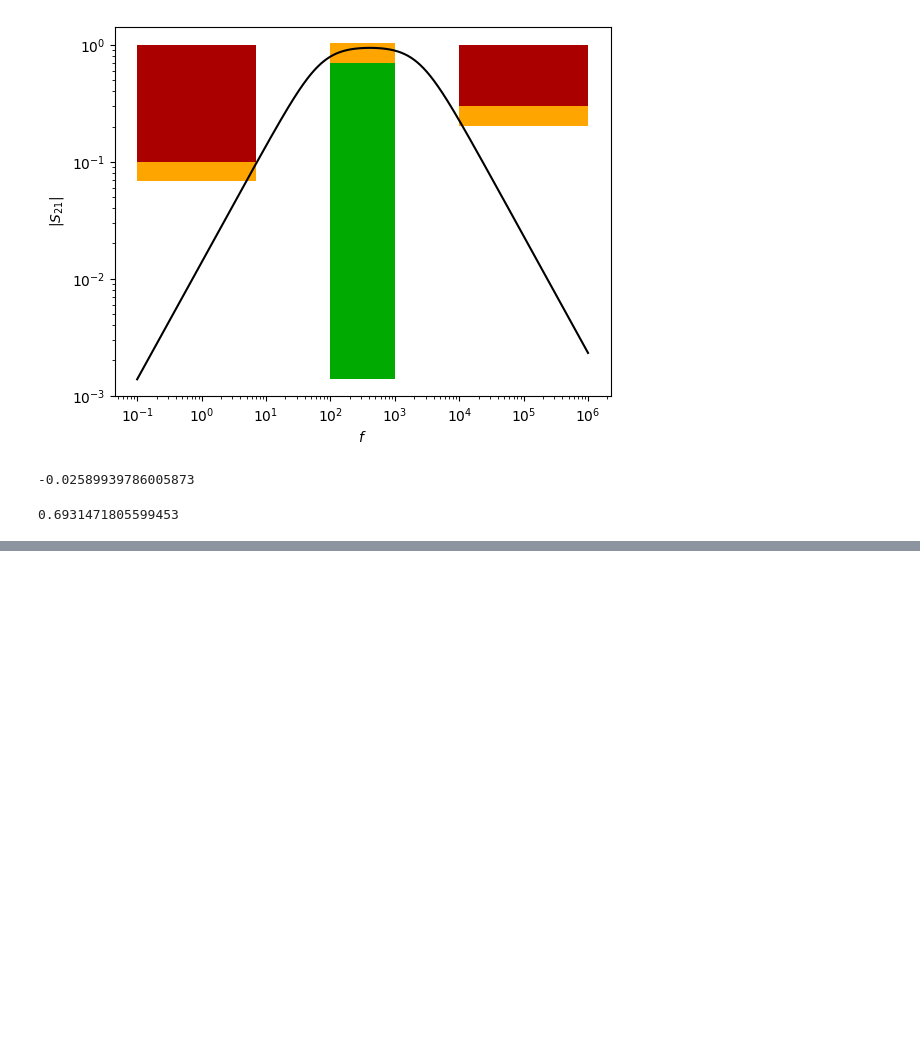
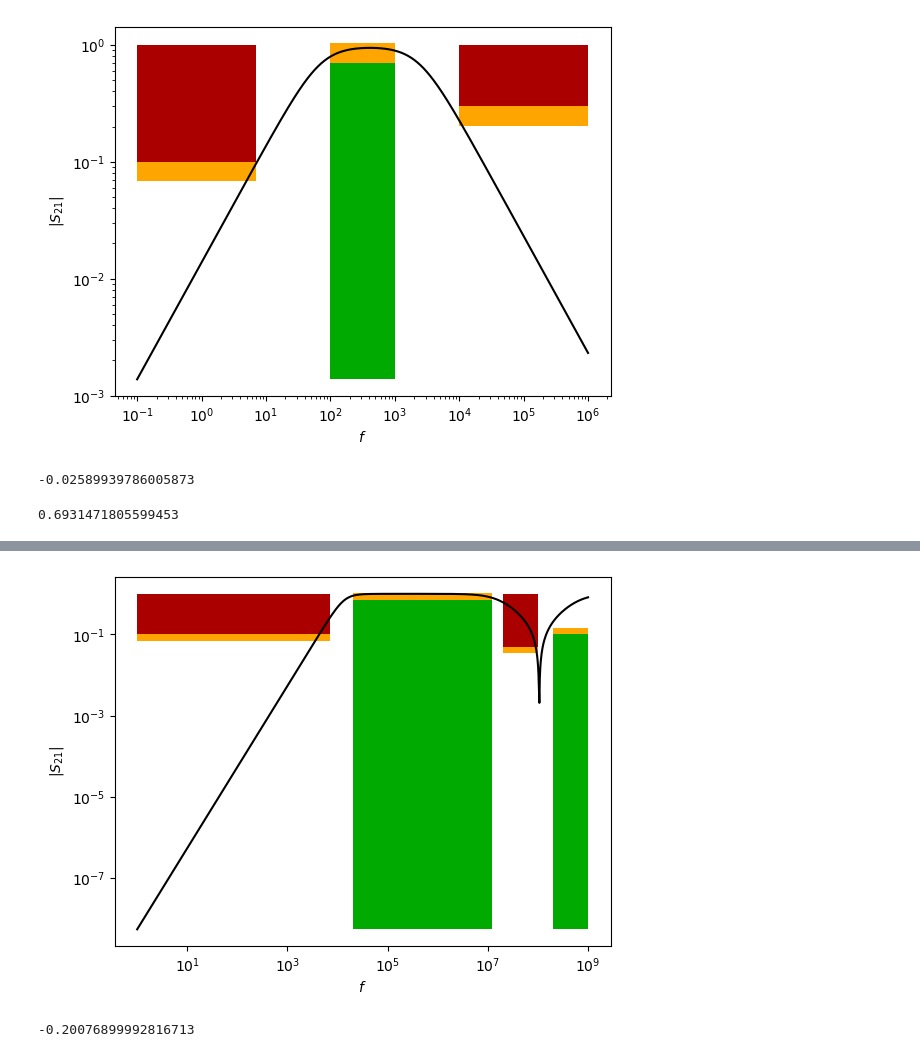
Before and after one commit to szilagyigabor/neurhalo, a Jupyter notebook: software/LC_opt.ipynb, the cells around one changed output, grey strips where cells are left out. Cells and saved outputs as stored; diff of their text form; code cells hidden in the pictures; blank space fills up the shorter version.

```diff
--- a/software/LC_opt.ipynb
+++ b/software/LC_opt.ipynb
@@ -60,0 +75,16 @@ math.log(1+1)
+# %%
+pbounds = {'par1L': (math.log(1e-6), math.log(6e-3)), 'ser1C': (math.log(1e-9), math.log(9e-3)), 'ser2L': (math.log(1e-7), math.log(1e-4)), 'ser2C': (math.log(1e-15),math.log(1e-9))}
+
+optimizer = BayesianOptimization(
+    f=spec.cost,
+    pbounds=pbounds,
+    verbose=2, # verbose = 1 prints only when a maximum is observed, verbose = 0 is silent
+    random_state=1,
+)
+
+optimizer.maximize(
+    init_points=4,
+    n_iter=10,
+)
+
+print(optimizer.max)
@@ -60,0 +110,5 @@ math.log(1+1)
+# %%
+spec.cost(plot=True, par1L=optimizer.max['params']['par1L'], ser1C=optimizer.max['params']['ser1C'], ser2C=optimizer.max['params']['ser2C'], ser2L=optimizer.max['params']['ser2L'])
+# %% [output]
+[figure, added]
+-0.20076899992816713
```
Also changed, not shown: parts of 7 cells of this notebook, 6 other files.
